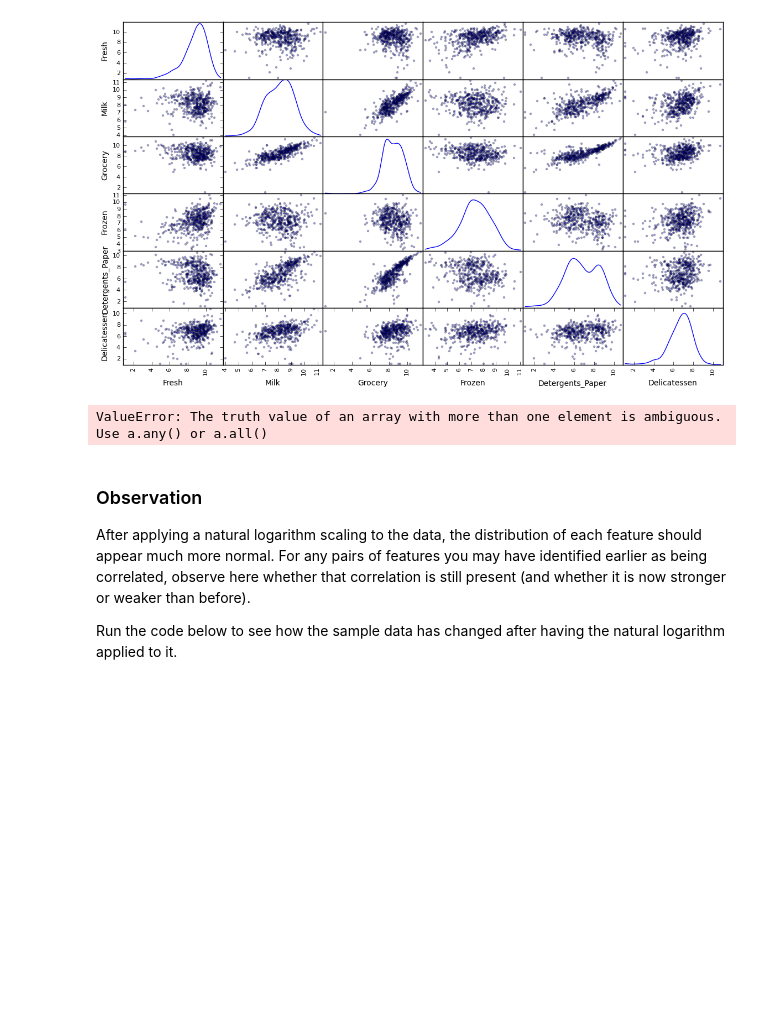
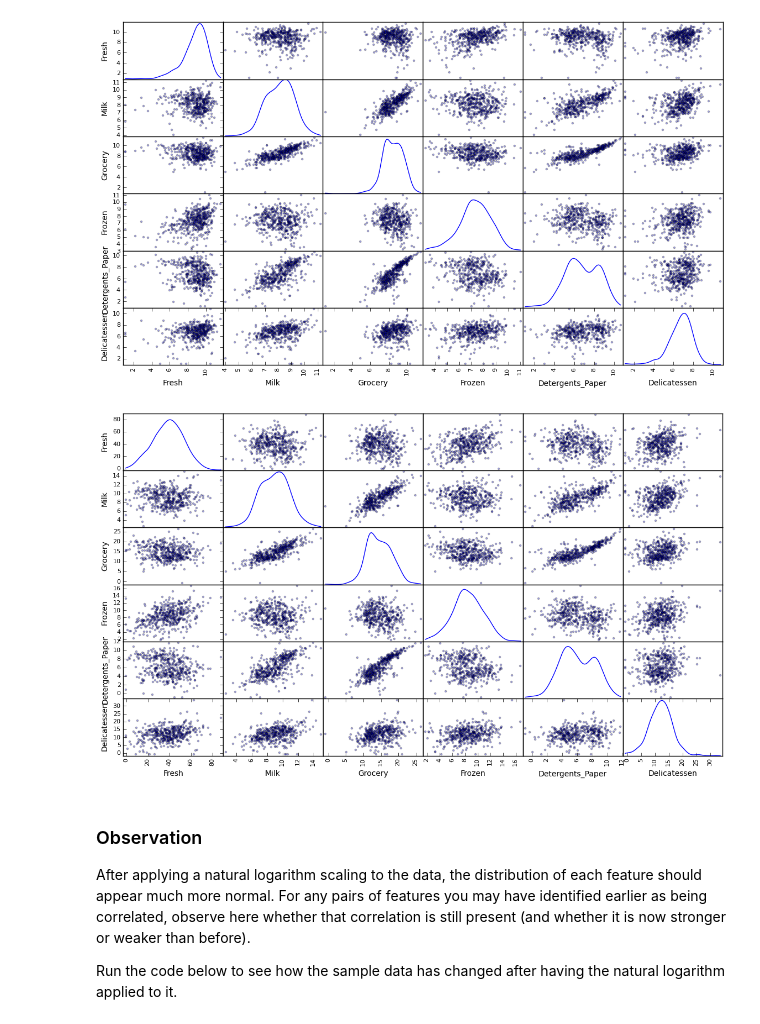
Before and after one commit to alpha-ibrahim/Udacity-machine-learning-engineer, a Jupyter notebook: customer_segments/customer_segments.ipynb, the cells around one changed output. Drawn from its saved outputs; the diff is of its cells as text; code cells hidden in the pictures; blank space fills up the shorter version.

```diff
--- a/customer_segments/customer_segments.ipynb
+++ b/customer_segments/customer_segments.ipynb
@@ -180,20 +180,14 @@ pd.scatter_matrix(log_data, alpha = 0.3, figsize = (14,8), diagonal = 'kde');
 [figure]
 # %%
 from scipy import stats
-
-# TODO: Scale the data using the natural logarithm
-#print data["Milk"]
-
-
-box_data = stats.boxcox(data)[0]
-
-# TODO: Scale the sample data using the natural logarithm
-#box_samples = stats.boxcox(samples)
-
+boxcox_data = data
+for feats in data.keys():
+    #boxcox_data[feats] = data[feats] + 1
+    boxcox_data[feats] = stats.boxcox(boxcox_data[feats])[0]
 # Produce a scatter matrix for each pair of newly-transformed features
-pd.scatter_matrix(box_data, alpha = 0.3, figsize = (14,8), diagonal = 'kde');
+pd.scatter_matrix(boxcox_data, alpha = 0.3, figsize = (14,8), diagonal = 'kde');
 # %% [output]
-ValueError: The truth value of an array with more than one element is ambiguous. Use a.any() or a.all()
+[figure, added]
 # %% [markdown]
 ### Observation
 After applying a natural logarithm scaling to the data, the distribution of each feature should appear much more normal. For any pairs of features you may have identified earlier as being correlated, observe here whether that correlation is still present (and whether it is now stronger or weaker than before).
```
Also changed, not shown: parts of 19 cells of this notebook.
